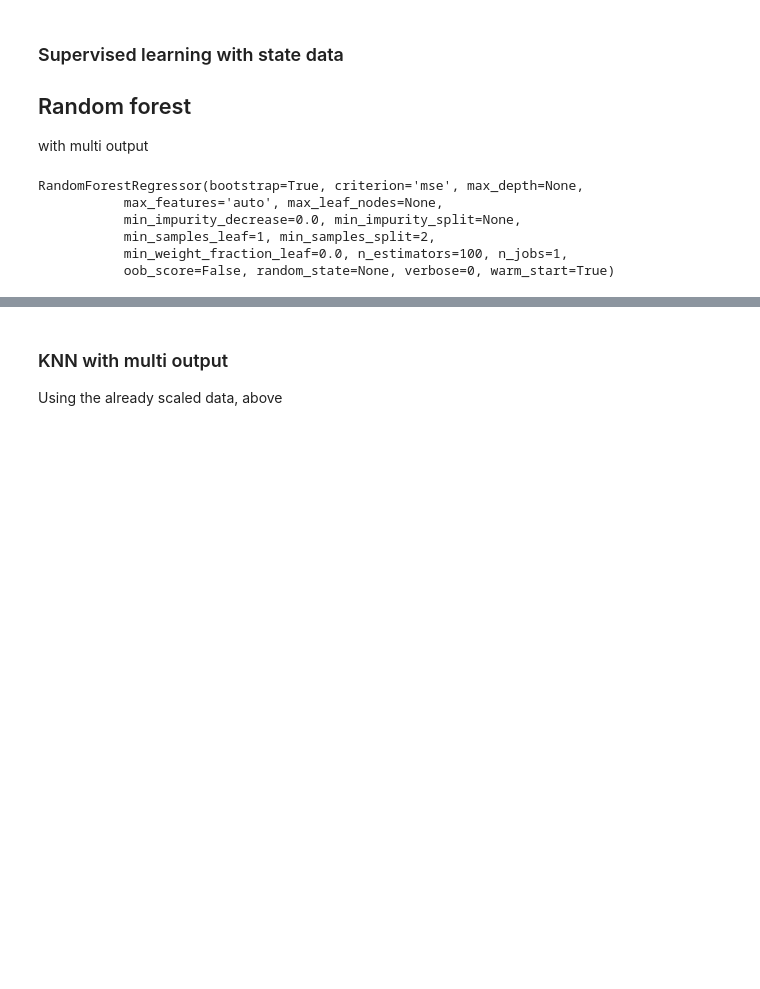
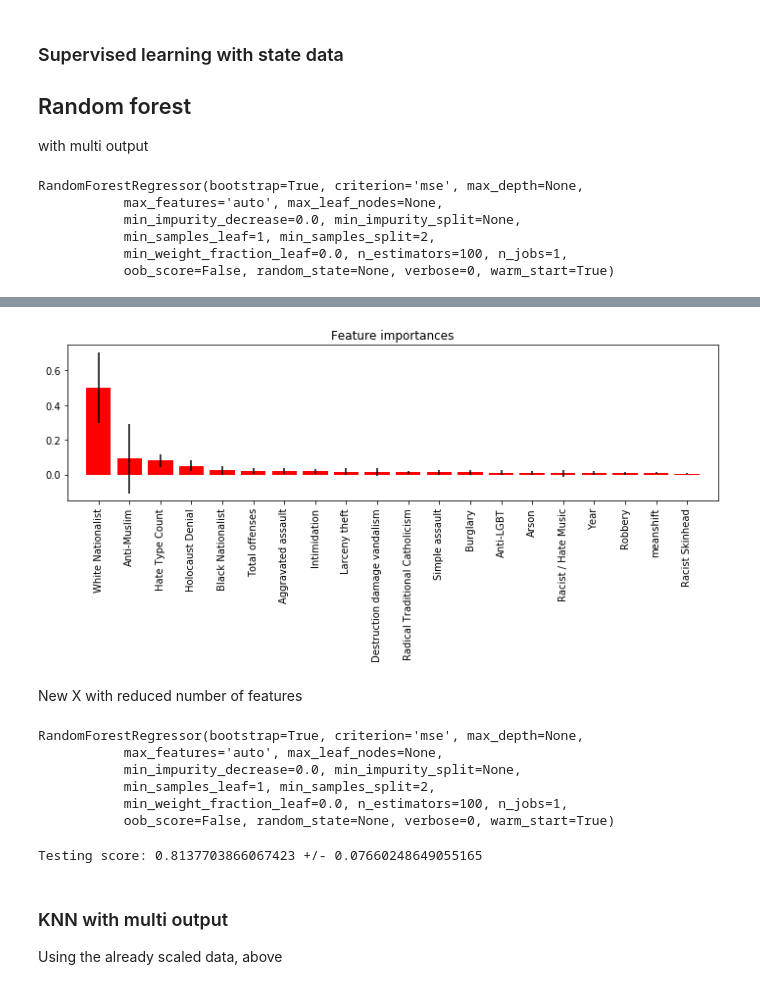
Before and after one commit to gemmaaa/capstone_projects, a Jupyter notebook: FC birlikde 4. Modeling.ipynb, the cells around one changed output, grey strips where cells are left out. Drawn from its saved outputs; the diff is of its cells as text; code cells hidden in the pictures; blank space fills up the shorter version.

```diff
--- a/FC birlikde 4. Modeling.ipynb
+++ b/FC birlikde 4. Modeling.ipynb
@@ -241,0 +273,4 @@ Extracting keywords with both bigram and trigram resulted in very similar result
+# %%
+by_city_only.rename(index=str,columns={'vector_x': 'City_vector',
+                                      'vector_y': 'State_vector'}, inplace=True)
+by_city_only.head()
@@ -253,10 +294,10 @@ from sklearn.model_selection import train_test_split
 
 outcome_vs = ['REA','Religion', 'Disability','Gender','Gender Identity', 'Sexual orientation']
 
-X = state_totals.drop(['REA','Religion',
-                       'Disability','Gender','Gender Identity',
-                       'Sexual\norientation', 'State', 'State_name'], 1).fillna(0)
-Y = state_totals[outcome_vs].fillna(0)
+X = by_city_only.drop(['REA','Religion','Group Name', 'City_y', 'Hate Type',
+                       'Disability','Gender','Gender Identity',  'City_x',
+                       'Sexual orientation', 'State', 'City',], 1).fillna(0)
+Y = by_city_only[outcome_vs].fillna(0)
 
 X_train_mo, X_test_mo, y_train_mo, y_test_mo = train_test_split(
     X, Y, test_size=0.6, random_state=0)
@@ -268,6 +309,7 @@ from sklearn.preprocessing import MinMaxScaler
 scaler = MinMaxScaler(feature_range=(0, 1))
 
 x_train_scaled = scaler.fit_transform(X_train_mo)
+x_test_scaled = scaler.fit_transform(X_test_mo)
 # %%
 from sklearn.cluster import MeanShift, estimate_bandwidth
 
@@ -358,0 +415,8 @@ Testing score: 0.9012715983443552 +/- 0.04591303181433302
+# %%
+importances = rfr.feature_importances_
+std = np.std([tree.feature_importances_ for tree in rfr.estimators_],
+             axis=0)
+indices = np.argsort(importances)[::-1]
+
+
+name_of_cols = X_test_mo.columns.values
@@ -358,0 +448,14 @@ Testing score: 0.9012715983443552 +/- 0.04591303181433302
+# %%
+# Plot the feature importances of the forest
+plt.figure(figsize=[10,5])
+plt.title("Feature importances")
+plt.bar(range(X_train_mo.iloc[:,:20].shape[1]), importances[indices[:20]],
+       color="r", yerr=std[indices[:20]], align="center")
+plt.xticks(range(X_train_mo.iloc[:,:20].shape[1]), name_of_cols[indices[:20]], rotation=90)
+plt.xlim([-1, X_train_mo.iloc[:,:20].shape[1]])
+plt.tight_layout()
+plt.show()
+# %% [output]
+[figure, added]
+# %% [markdown]
+New X with reduced number of features
@@ -359,3 +468,20 @@ Testing score: 0.9012715983443552 +/- 0.04591303181433302
+# %%
+rfr = ensemble.RandomForestRegressor(n_estimators=100, warm_start=True)
+
+rfr.fit(X_reduced_train, y_reduced_train)
+# %% [output]
+RandomForestRegressor(bootstrap=True, criterion='mse', max_depth=None,
+           max_features='auto', max_leaf_nodes=None,
+           min_impurity_decrease=0.0, min_impurity_split=None,
+           min_samples_leaf=1, min_samples_split=2,
+           min_weight_fraction_leaf=0.0, n_estimators=100, n_jobs=1,
+           oob_score=False, random_state=None, verbose=0, warm_start=True)
+# %%
+test_score_rfr_red = cross_val_score(rfr, X_reduced_test, y_reduced_test, cv=10)
+
+print('Testing score: {} +/- {}'.format(np.mean(test_score_rfr_red),np.std(test_score_rfr_red)))
+# %% [output]
+Testing score: 0.8137703866067423 +/- 0.07660248649055165
 # %% [markdown]
 ### KNN with multi output
 
```
Also changed, not shown: parts of 66 cells of this notebook.
